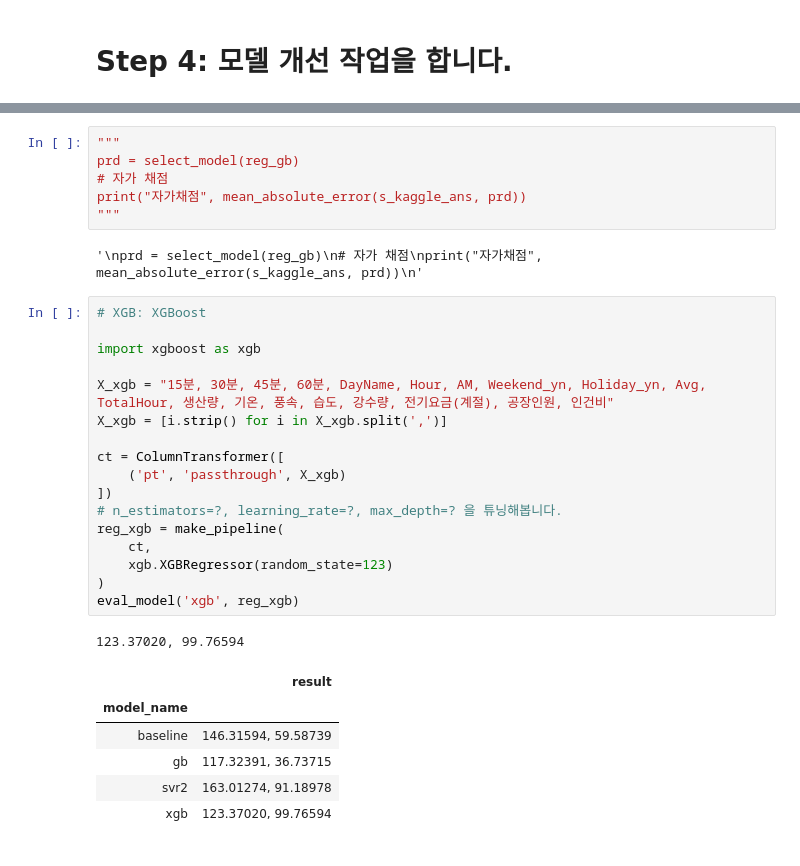
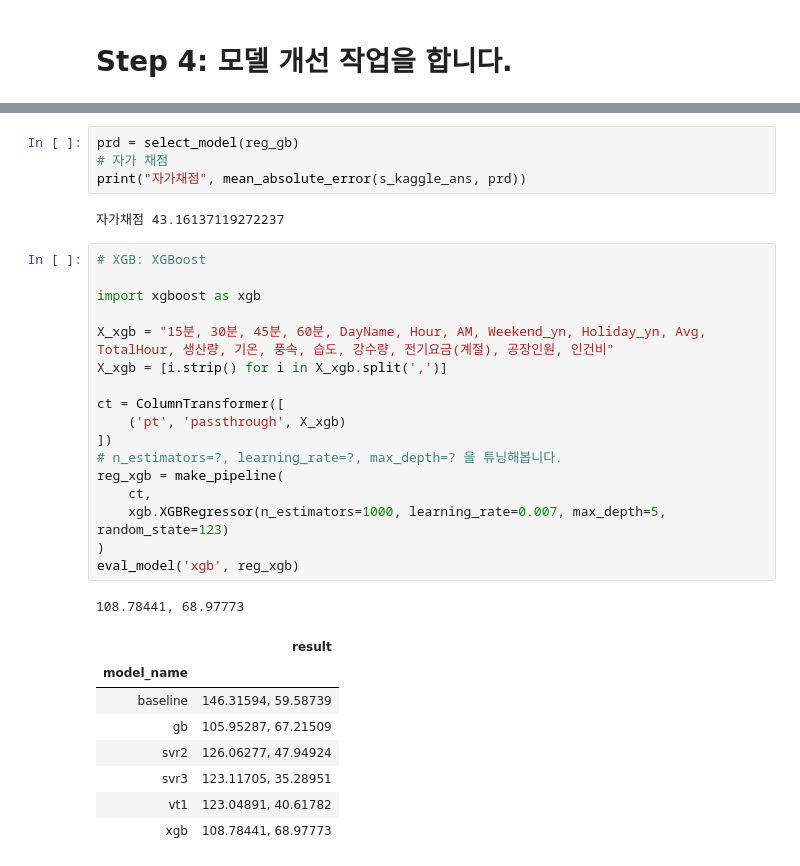
Before and after one commit to sunkusun9/DS_lv3_2409, a Jupyter notebook: sec_ds_lv3_prob3_kaggle.ipynb, the cells around one changed output, grey strips where cells are left out. Cells and saved outputs as stored; diff of their text form.

Commit message:
Day1 Kaggle 문제 풀이 올립니다.

```diff
--- a/sec_ds_lv3_prob3_kaggle.ipynb
+++ b/sec_ds_lv3_prob3_kaggle.ipynb
@@ -346,36 +364,36 @@ eval_model('gb', reg_gb)
 # %%
-"""
 prd = select_model(reg_gb)
 # 자가 채점
 print("자가채점", mean_absolute_error(s_kaggle_ans, prd))
-"""
 # %% [output]
-'\nprd = select_model(reg_gb)\n# 자가 채점\nprint("자가채점", mean_absolute_error(s_kaggle_ans, prd))\n'
+자가채점 43.16137119272237
 # %%
 # XGB: XGBoost
 
 import xgboost as xgb
 
 X_xgb = "15분, 30분, 45분, 60분, DayName, Hour, AM, Weekend_yn, Holiday_yn, Avg, TotalHour, 생산량, 기온, 풍속, 습도, 강수량, 전기요금(계절), 공장인원, 인건비"
 X_xgb = [i.strip() for i in X_xgb.split(',')]
 
 ct = ColumnTransformer([
     ('pt', 'passthrough', X_xgb)
 ])
 # n_estimators=?, learning_rate=?, max_depth=? 을 튜닝해봅니다.
 reg_xgb = make_pipeline(
     ct,
-    xgb.XGBRegressor(random_state=123)
+    xgb.XGBRegressor(n_estimators=1000, learning_rate=0.007, max_depth=5, random_state=123)
 )
 eval_model('xgb', reg_xgb)
 # %% [output]
-123.37020, 99.76594
+108.78441, 68.97773
 |  | result |
 | model_name |  |
 | baseline | 146.31594, 59.58739 |
-| gb | 117.32391, 36.73715 |
-| svr2 | 163.01274, 91.18978 |
-| xgb | 123.37020, 99.76594 |
+| gb | 105.95287, 67.21509 |
+| svr2 | 126.06277, 47.94924 |
+| svr3 | 123.11705, 35.28951 |
+| vt1 | 123.04891, 40.61782 |
+| xgb | 108.78441, 68.97773 |
 # %%
 # RF: Random Forest
 
```
Also changed, not shown: parts of 13 cells of this notebook.
